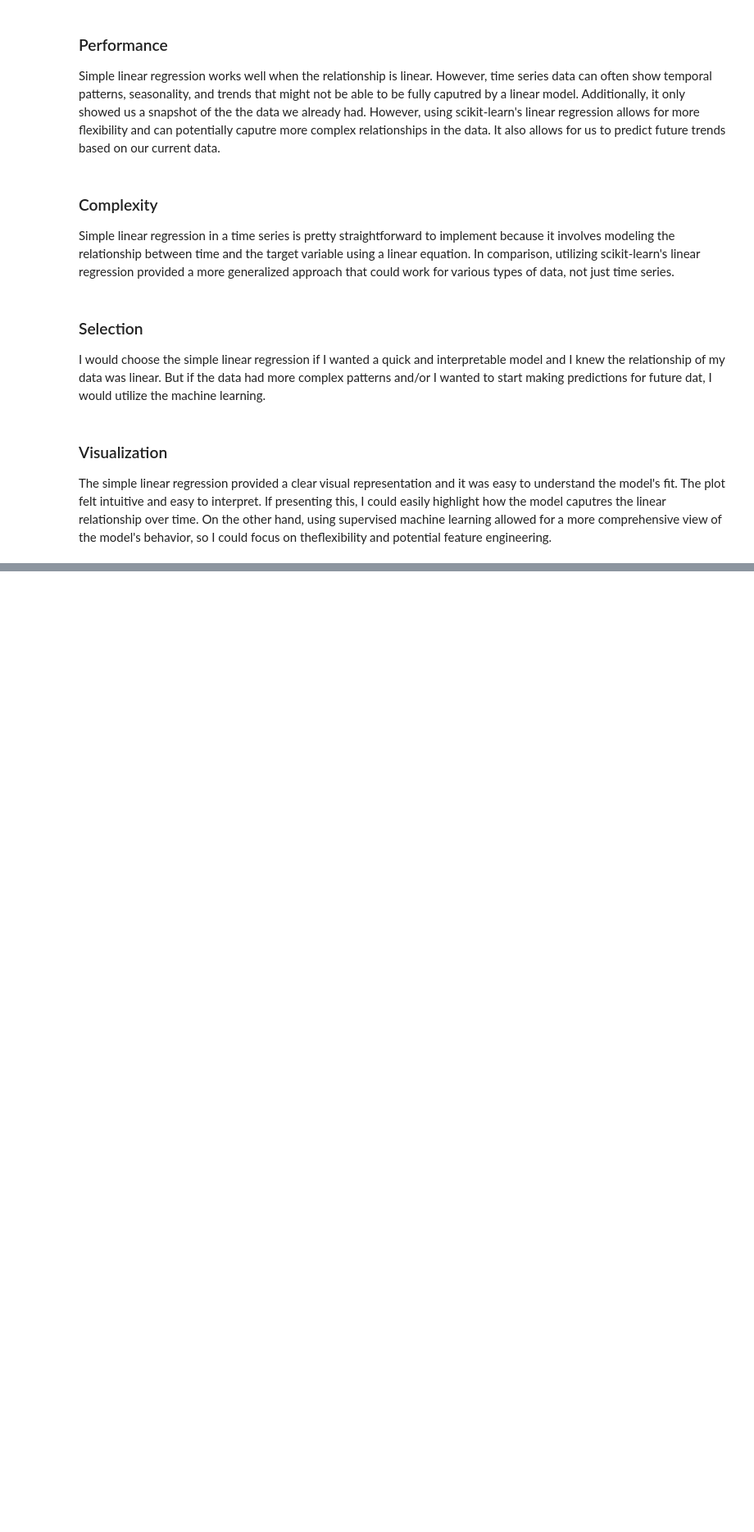
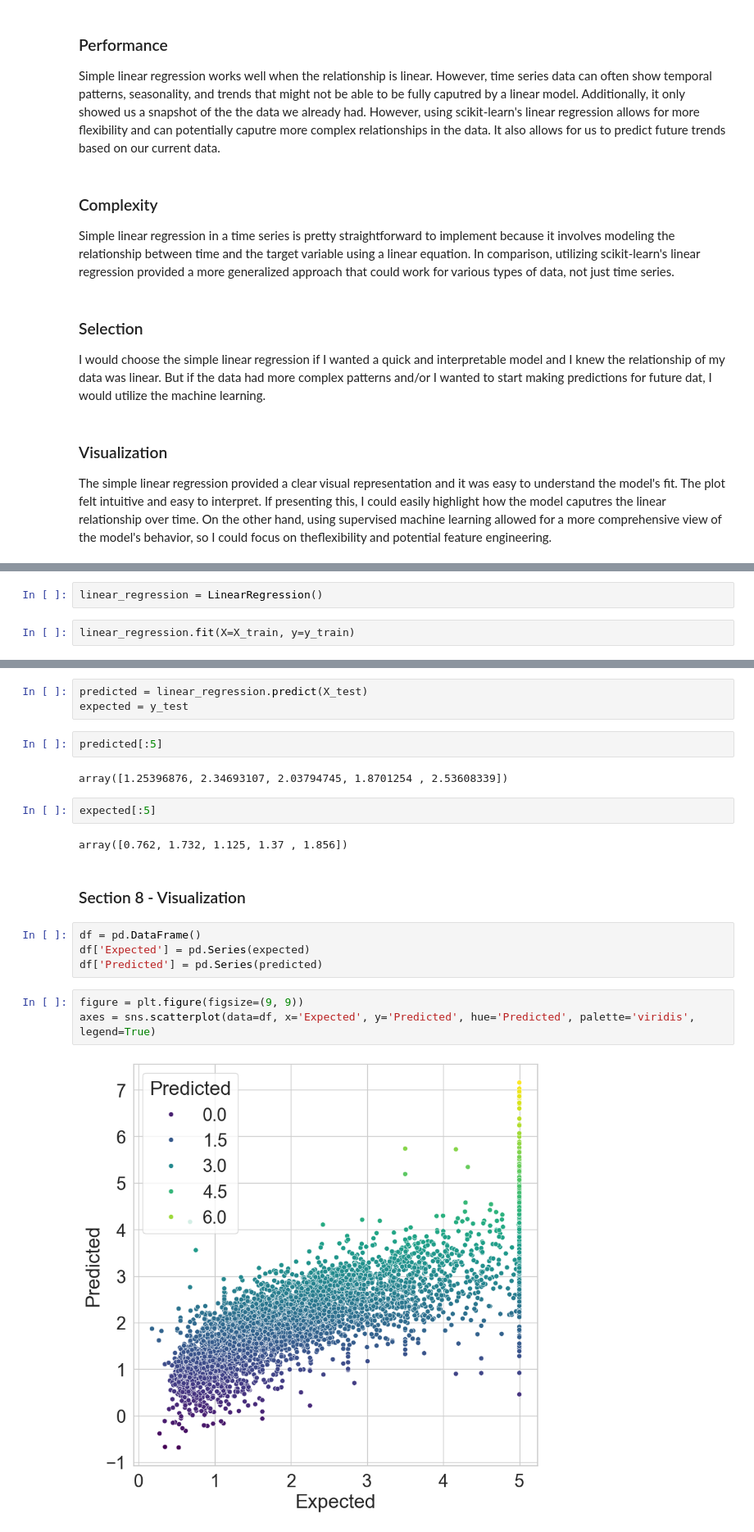
Before and after one commit to kcbreum/datafun-07-applied, a Jupyter notebook: breum_applied.ipynb, the cells around one changed output, grey strips where cells are left out. Shown at 82% size. Saved outputs shown, nothing was run; the diff lists cells and outputs as text; blank space fills up the shorter version.

```diff
--- a/breum_applied.ipynb
+++ b/breum_applied.ipynb
@@ -208,0 +325,4 @@ The simple linear regression provided a clear visual representation and it was e
+# %%
+linear_regression = LinearRegression()
+# %%
+linear_regression.fit(X=X_train, y=y_train)
@@ -208,0 +349,22 @@ The simple linear regression provided a clear visual representation and it was e
+# %%
+predicted = linear_regression.predict(X_test)
+expected = y_test
+# %%
+predicted[:5]
+# %% [output]
+array([1.25396876, 2.34693107, 2.03794745, 1.8701254 , 2.53608339])
+# %%
+expected[:5]
+# %% [output]
+array([0.762, 1.732, 1.125, 1.37 , 1.856])
+# %% [markdown]
+### Section 8 - Visualization
+# %%
+df = pd.DataFrame()
+df['Expected'] = pd.Series(expected)
+df['Predicted'] = pd.Series(predicted)
+# %%
+figure = plt.figure(figsize=(9, 9))
+axes = sns.scatterplot(data=df, x='Expected', y='Predicted', hue='Predicted', palette='viridis', legend=True)
+# %% [output]
+[figure, added]
```
Also changed, not shown: parts of 41 cells of this notebook.
